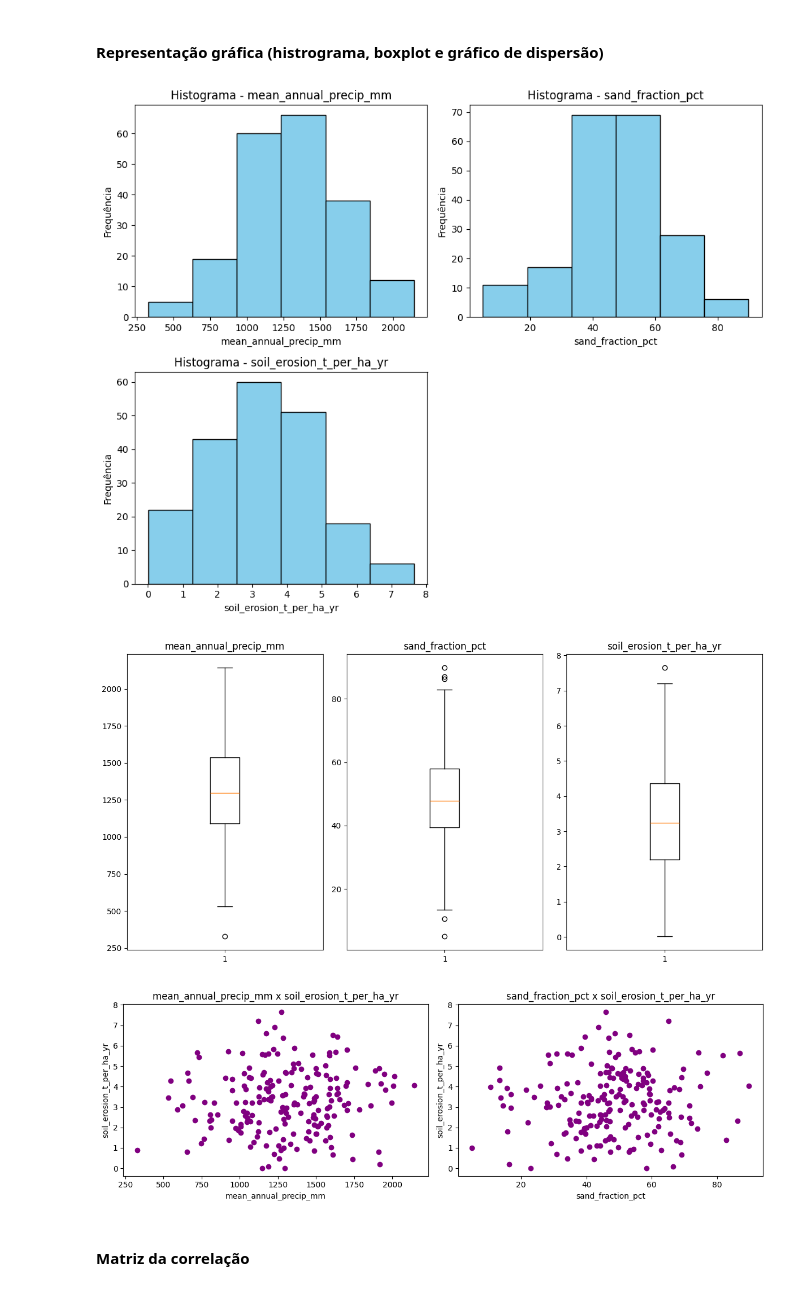
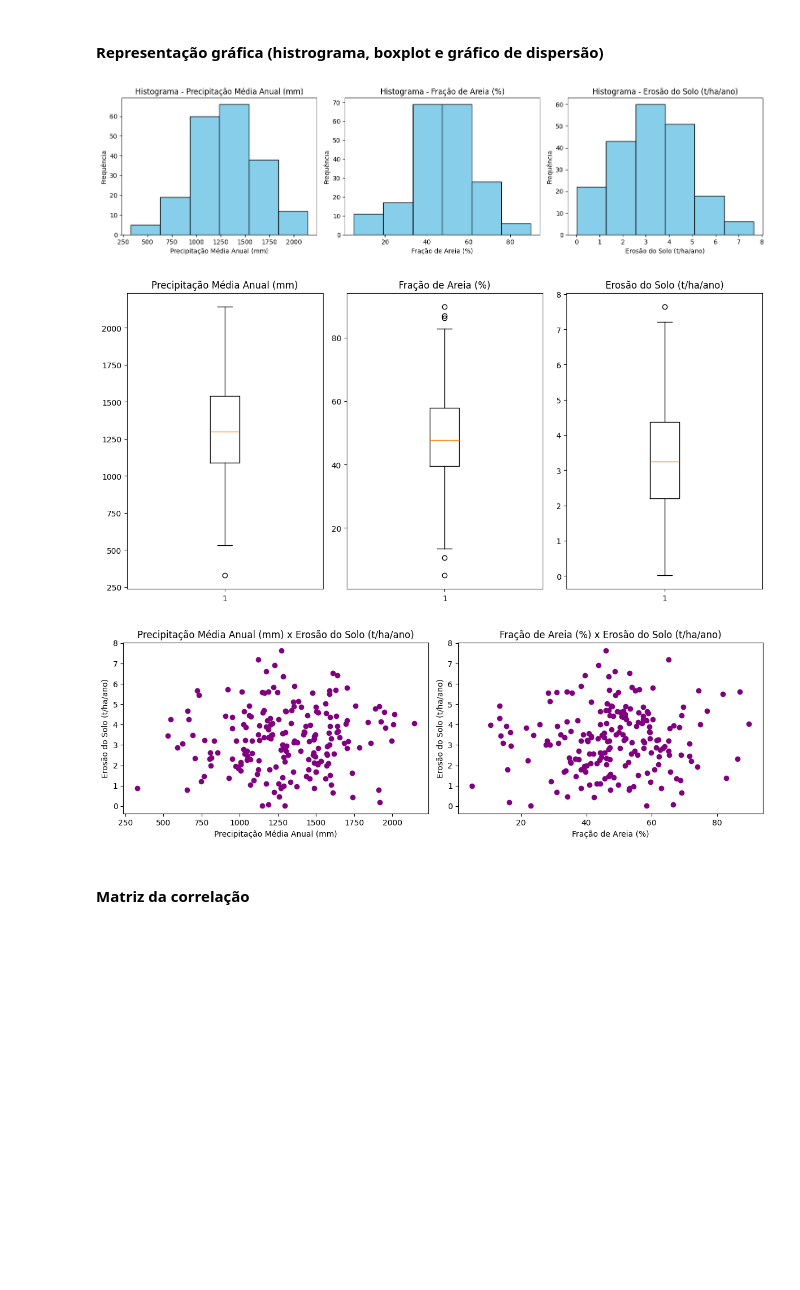
Before and after one commit to brunalobo/trabalho-estatistica-2025, a Jupyter notebook: estatistica_2025.ipynb, the cells around one changed output. Drawn from its saved outputs; the diff is of its cells as text; code cells hidden in the pictures; blank space fills up the shorter version.

Commit message:
mudanças no formato do gráfico

```diff
--- a/estatistica_2025.ipynb
+++ b/estatistica_2025.ipynb
@@ -86,41 +95,48 @@ soil_erosion_t_per_ha_yr: Assimetria = 0.1603, Curtose = -0.3273
 # %% [markdown]
 #### Representação gráfica (histrograma, boxplot e gráfico de dispersão)
 # %%
-# Histogramas (distribuição das variáveis)
-plt.figure(figsize=(10, 8))
+nomes_variaveis = {
+    'mean_annual_precip_mm': 'Precipitação Média Anual (mm)',
+    'sand_fraction_pct': 'Fração de Areia (%)',
+    'soil_erosion_t_per_ha_yr': 'Erosão do Solo (t/ha/ano)'
+}
+
 variaveis = ['mean_annual_precip_mm', 'sand_fraction_pct', 'soil_erosion_t_per_ha_yr']
+
+# Histogramas (distribuição das variáveis) - lado a lado
+plt.figure(figsize=(15, 4))
 for i, var in enumerate(variaveis):
-    plt.subplot(2, 2, i+1)
+    plt.subplot(1, 3, i+1)
     plt.hist(df[var], bins=6, color='skyblue', edgecolor='black')
-    plt.title(f'Histograma - {var}')
-    plt.xlabel(var)
+    plt.title(f'Histograma - {nomes_variaveis[var]}')
+    plt.xlabel(nomes_variaveis[var])
     plt.ylabel('Frequência')
 plt.tight_layout()
 plt.show()
 
 # Boxplots (dispersão e outliers)
 plt.figure(figsize=(12, 6))
 for i, var in enumerate(variaveis):
     plt.subplot(1, 3, i+1)
     plt.boxplot(df[var])
-    plt.title(var)
+    plt.title(nomes_variaveis[var])
 plt.tight_layout()
 plt.show()
 
-# Gráficos de Dispersão (cada variável x soil_erosion_t_per_ha_yr)
+# Gráficos de Dispersão (cada variável x Erosão do Solo)
 plt.figure(figsize=(12, 4))
 for i, var in enumerate(variaveis[:-1]):  # Não incluir erosão como X
     plt.subplot(1, 2, i+1)
     plt.scatter(df[var], df['soil_erosion_t_per_ha_yr'], color='purple')
-    plt.xlabel(var)
-    plt.ylabel('soil_erosion_t_per_ha_yr')
-    plt.title(f'{var} x soil_erosion_t_per_ha_yr')
+    plt.xlabel(nomes_variaveis[var])
+    plt.ylabel(nomes_variaveis['soil_erosion_t_per_ha_yr'])
+    plt.title(f'{nomes_variaveis[var]} x {nomes_variaveis["soil_erosion_t_per_ha_yr"]}')
 plt.tight_layout()
 plt.show()
 # %% [output]
-[figure, old version]
+[figure, new version]
-[figure, old version]
+[figure, new version]
-[figure, old version]
+[figure, new version]
 # %% [markdown]
 #### Matriz da correlação
 # %%
```
Also changed, not shown: parts of 6 cells of this notebook, 2 other files.
